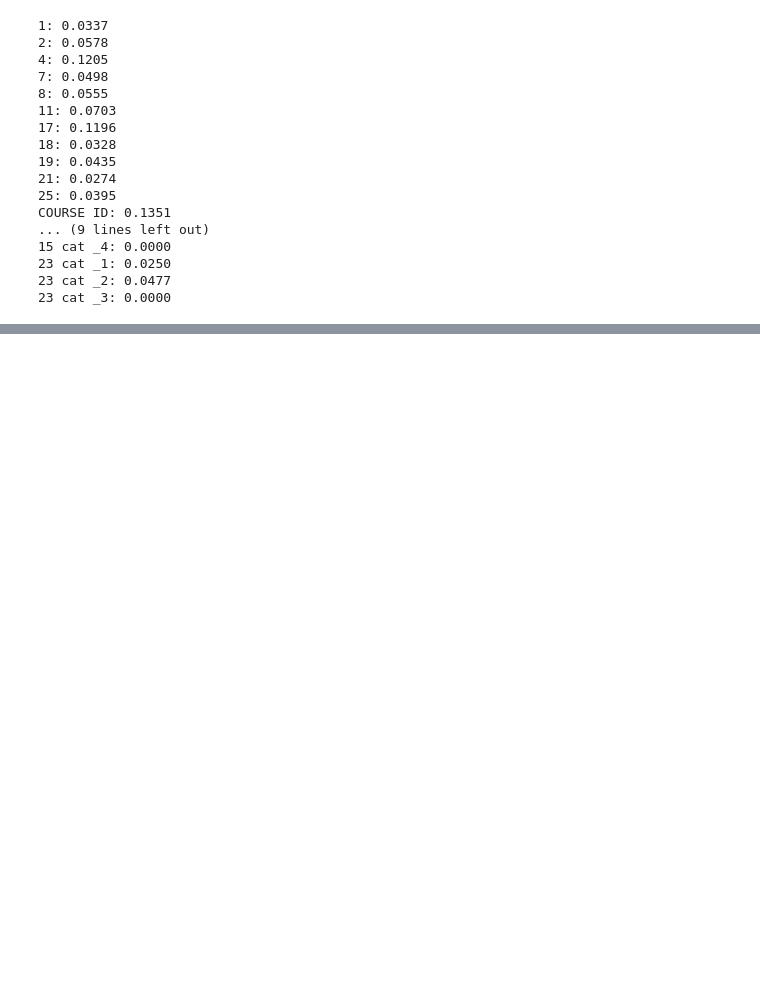
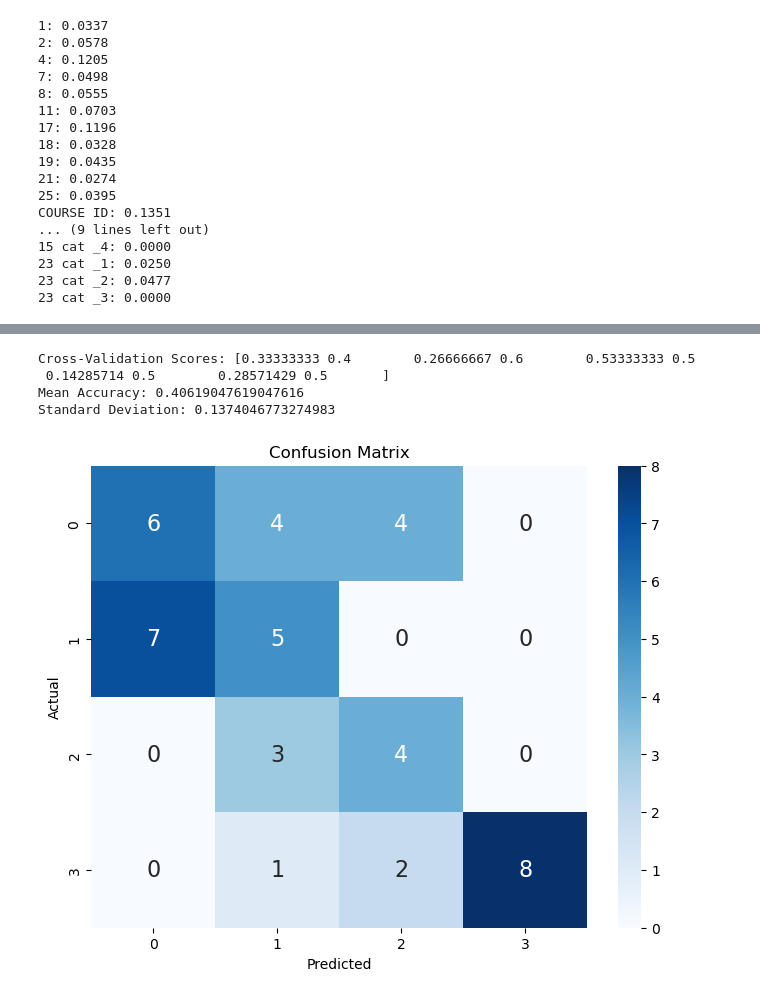
Before and after one commit to milooranm/TraditionalvsCausalAnalytics, a Jupyter notebook: Students.ipynb, the cells around one changed output, grey strips where cells are left out. Drawn from its saved outputs; the diff is of its cells as text; code cells hidden in the pictures; blank space fills up the shorter version.

```diff
--- a/Students.ipynb
+++ b/Students.ipynb
@@ -712,0 +814,26 @@ Standard Deviation: 0.07031029380514625
+# %%
+# Perform k-fold cross-validation and get the accuracy scores
+cv_scores = cross_val_score(DTC, X, y, cv=kfold, scoring='accuracy')
+
+# Print the accuracy scores for each fold
+print("Cross-Validation Scores:", cv_scores)
+
+# Print the mean and standard deviation of the accuracy scores
+print("Mean Accuracy:", cv_scores.mean())
+print("Standard Deviation:", cv_scores.std())
+# %% [output]
+Cross-Validation Scores: [0.33333333 0.4        0.26666667 0.6        0.53333333 0.5
+ 0.14285714 0.5        0.28571429 0.5       ]
+Mean Accuracy: 0.40619047619047616
+Standard Deviation: 0.1374046773274983
+# %%
+conf_matrix = confusion_matrix(y_test, y_pred)
+# Create a heatmap
+plt.figure(figsize=(8, 6))
+sns.heatmap(conf_matrix, annot=True, fmt='d', cmap='Blues', annot_kws={"size": 16})
+plt.xlabel('Predicted')
+plt.ylabel('Actual')
+plt.title('Confusion Matrix')
+plt.show()
+# %% [output]
+[figure, added]
```
Also changed, not shown: parts of 57 cells of this notebook.
